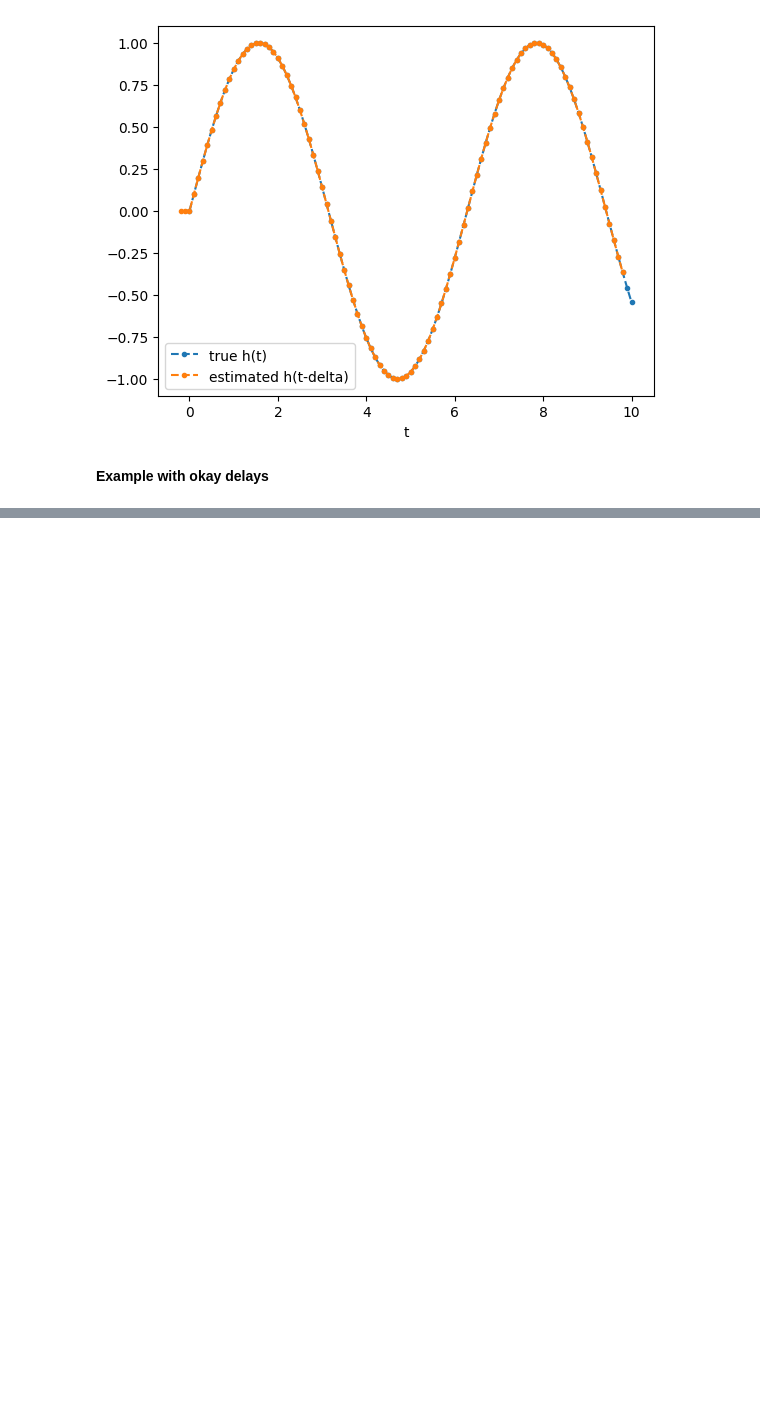
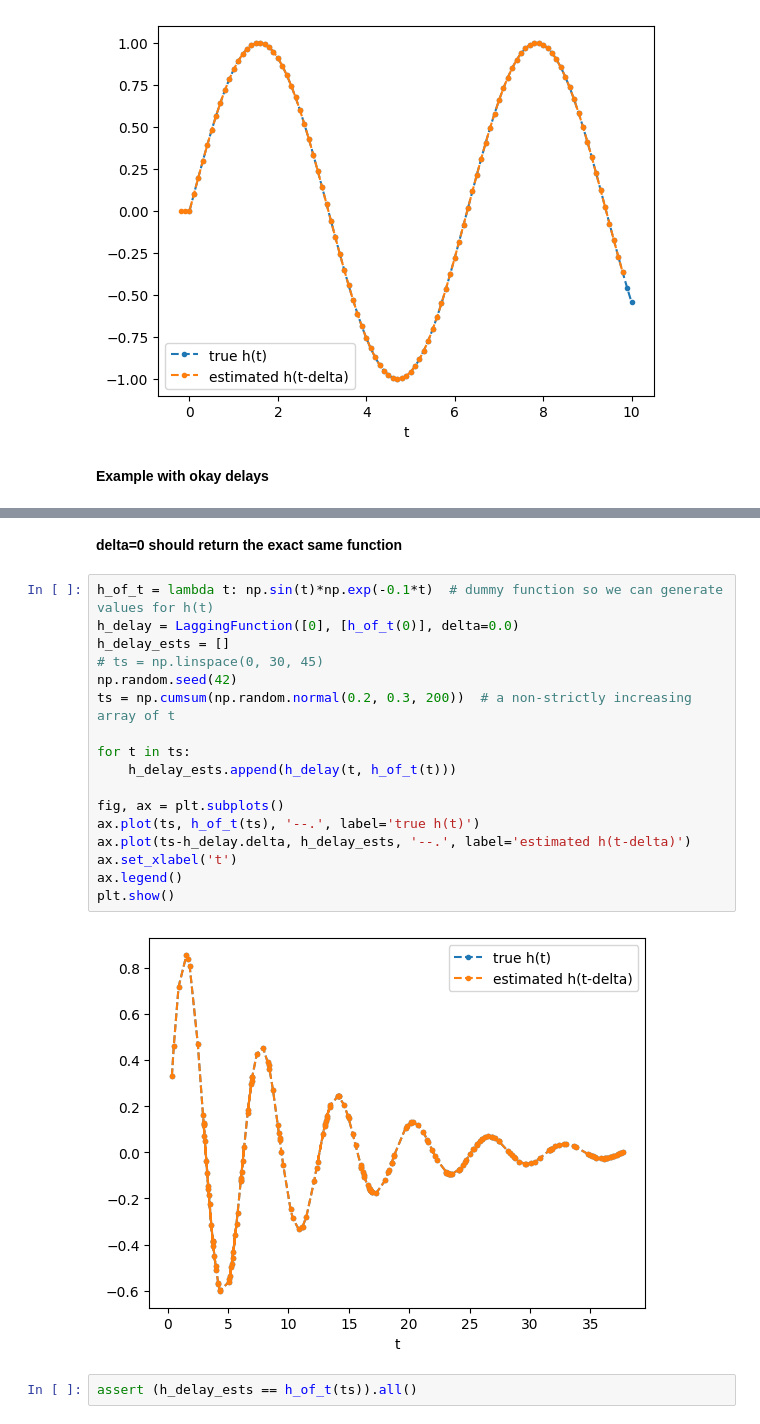
Before and after one commit to ninivert/lcnthesis, a Jupyter notebook: notebooks/lagging_demo.ipynb, the cells around one changed output, grey strips where cells are left out. Cells and saved outputs as stored; diff of their text form; blank space fills up the shorter version.

```diff
--- a/notebooks/lagging_demo.ipynb
+++ b/notebooks/lagging_demo.ipynb
@@ -61 +118,24 @@ plt.show()
 [figure]
+# %% [markdown]
+**delta=0 should return the exact same function**
+# %%
+h_of_t = lambda t: np.sin(t)*np.exp(-0.1*t)  # dummy function so we can generate values for h(t)
+h_delay = LaggingFunction([0], [h_of_t(0)], delta=0.0)
+h_delay_ests = []
+# ts = np.linspace(0, 30, 45)
+np.random.seed(42)
+ts = np.cumsum(np.random.normal(0.2, 0.3, 200))  # a non-strictly increasing array of t
+
+for t in ts:
+	h_delay_ests.append(h_delay(t, h_of_t(t)))
+
+fig, ax = plt.subplots()
+ax.plot(ts, h_of_t(ts), '--.', label='true h(t)')
+ax.plot(ts-h_delay.delta, h_delay_ests, '--.', label='estimated h(t-delta)')
+ax.set_xlabel('t')
+ax.legend()
+plt.show()
+# %% [output]
+[figure, added]
+# %%
+assert (h_delay_ests == h_of_t(ts)).all()
```
Also changed, not shown: parts of 10 cells of this notebook, 3 other files.
